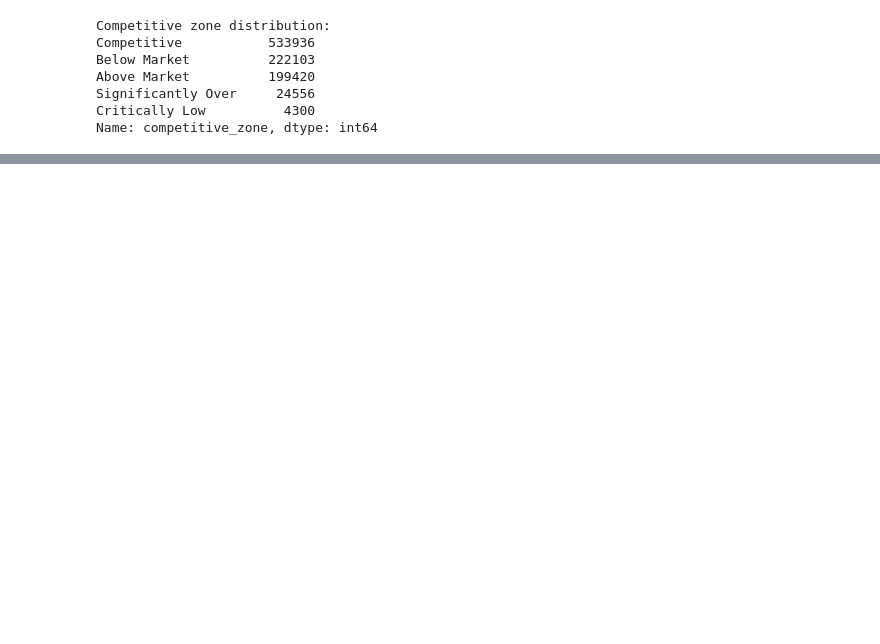
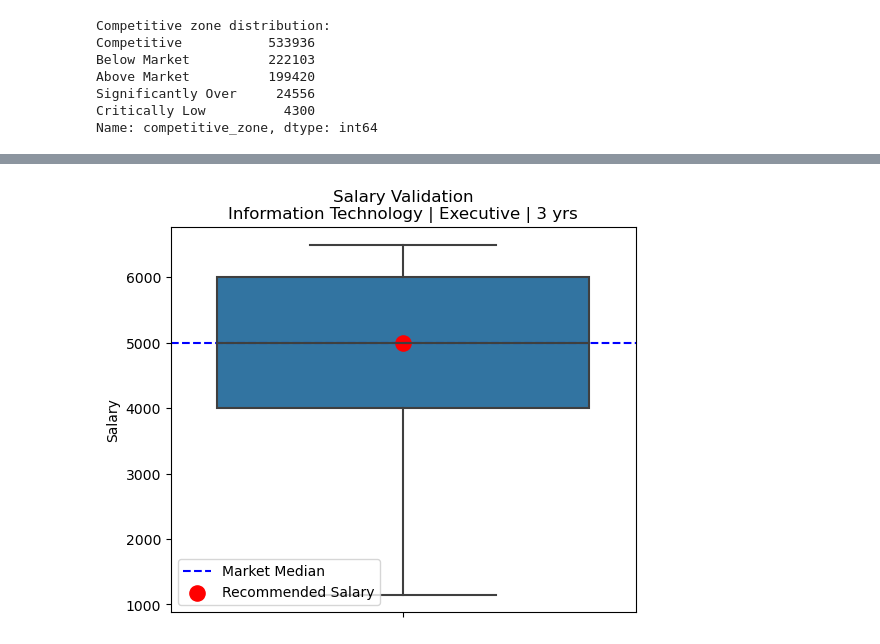
Before and after one commit to oasisgem/Module1Hackathon, a Jupyter notebook: job_postings_salary_benchmark.ipynb, the cells around one changed output, grey strips where cells are left out. Saved outputs shown, nothing was run; the diff lists cells and outputs as text; code cells hidden in the pictures; blank space fills up the shorter version.

```diff
--- a/job_postings_salary_benchmark.ipynb
+++ b/job_postings_salary_benchmark.ipynb
@@ -738,0 +574,8 @@ dtype: object
+# %%
+# first we calculate the midpoint_salary (midpoint between minimum and maximum salary)
+# this is needed because job postings provides a salary range instead of a single number
+# aim is to convert each job into a single comparable value
+# make use of the midpoint between minimum and maximum salary to avoid biasing towards the minimum/maximum salary
+df["midpoint_salary"] = (
+    df["salary_minimum"] + df["salary_maximum"]
+) / 2
@@ -738,0 +646,50 @@ dtype: object
+# %%
+# Salary Validation Chart
+# given one specific job context
+# - the boxplot should show where most market salaries lies
+# - what the median is
+# - where our recommendation sits
+# this chart is use to answer whether the recommended salary is reasonable and competitive in the market
+
+category = "Information Technology"
+level = "Executive"
+experience = 3
+
+# Selecting only job postings that match a specific role context
+subset = df[
+    (df["primary_category"] == category) &
+    (df["positionLevels"] == level) &
+    (df["minimumYearsExperience"] == experience)
+]
+
+# Market median (this is your recommended value logic)
+recommended_salary = subset["midpoint_salary"].median()
+
+plt.figure(figsize=(6,5))
+
+# Boxplot = market distribution
+sns.boxplot(y=subset["midpoint_salary"])
+
+# Add market median line
+plt.axhline(
+    recommended_salary,
+    color="blue",
+    linestyle="--",
+    label="Market Median"
+)
+
+# Add recommended salary point (same here, but explicit)
+plt.scatter(
+    0,
+    recommended_salary,
+    color="red",
+    s=120,
+    label="Recommended Salary"
+)
+
+plt.title(f"Salary Validation\n{category} | {level} | {experience} yrs")
+plt.ylabel("Salary")
+plt.legend()
+plt.show()
+# %% [output]
+[figure, new version]
```
Also changed, not shown: parts of 36 cells of this notebook.
